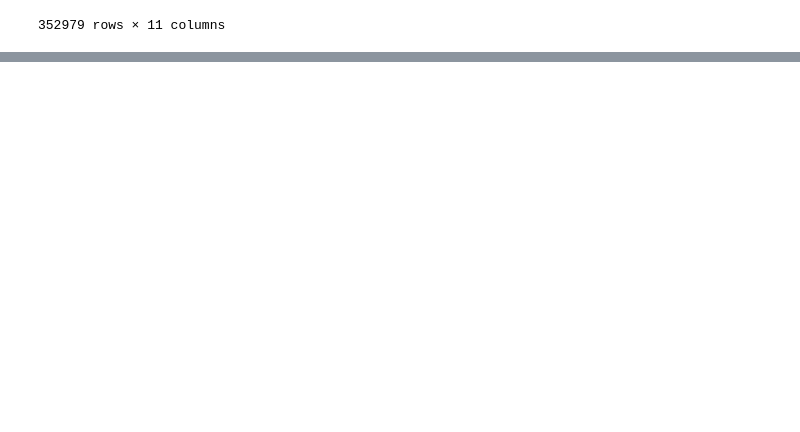
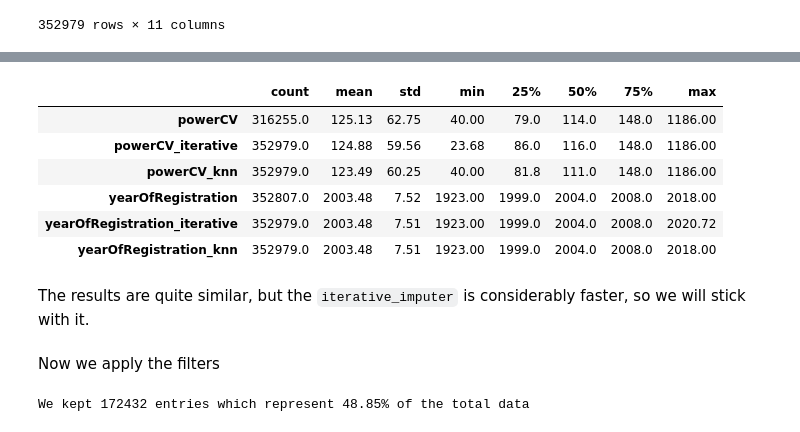
Before and after one commit to SupernovaIa/Project-ML-CarPricePrediction, a Jupyter notebook: notebook/02-Segmentation.ipynb, the cells around one changed output, grey strips where cells are left out. Saved outputs shown, nothing was run; the diff lists cells and outputs as text; code cells hidden in the pictures; blank space fills up the shorter version.

Commit message:
missing_values_imputed

```diff
--- a/notebook/02-Segmentation.ipynb
+++ b/notebook/02-Segmentation.ipynb
@@ -196,0 +222,12 @@ missing_values.use_knn()
+# %%
+missing_values.method_comparison().round(2).T
+# %% [output]
+|  | count | mean | std | min | 25% | 50% | 75% | max |
+| powerCV | 316255.0 | 125.13 | 62.75 | 40.00 | 79.0 | 114.0 | 148.0 | 1186.00 |
+| powerCV_iterative | 352979.0 | 124.88 | 59.56 | 23.68 | 86.0 | 116.0 | 148.0 | 1186.00 |
+| powerCV_knn | 352979.0 | 123.49 | 60.25 | 40.00 | 81.8 | 111.0 | 148.0 | 1186.00 |
+| yearOfRegistration | 352807.0 | 2003.48 | 7.52 | 1923.00 | 1999.0 | 2004.0 | 2008.0 | 2018.00 |
+| yearOfRegistration_iterative | 352979.0 | 2003.48 | 7.51 | 1923.00 | 1999.0 | 2004.0 | 2008.0 | 2020.72 |
+| yearOfRegistration_knn | 352979.0 | 2003.48 | 7.51 | 1923.00 | 1999.0 | 2004.0 | 2008.0 | 2018.00 |
+# %% [markdown]
+The results are quite similar, but the `iterative_imputer` is considerably faster, so we will stick with it.
@@ -196,0 +237,10 @@ missing_values.use_knn()
+# %% [markdown]
+Now we apply the filters
+# %%
+imputed_filtered_df = df[filter_price & filter_year & filter_power & filter_damage]
+
+print(f"We kept {imputed_filtered_df.shape[0]} entries which represent {round(imputed_filtered_df.shape[0] / df.shape[0] * 100, 2)}% of the total data")
+
+imputed_filtered_df.drop(columns='notRepairedDamage', inplace=True)
+# %% [output]
+We kept 172432 entries which represent 48.85% of the total data
```
Also changed, not shown: parts of 34 cells of this notebook, 3 other files.
